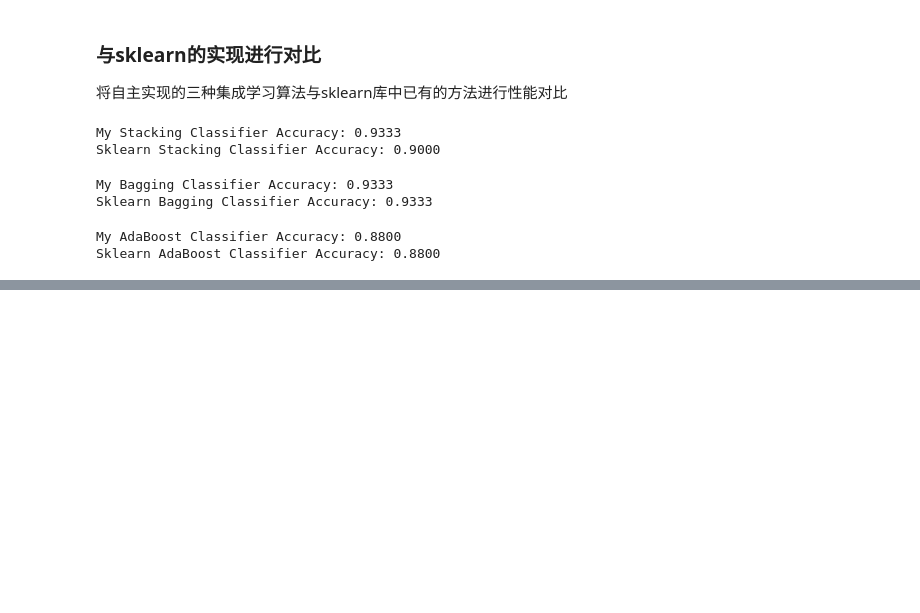
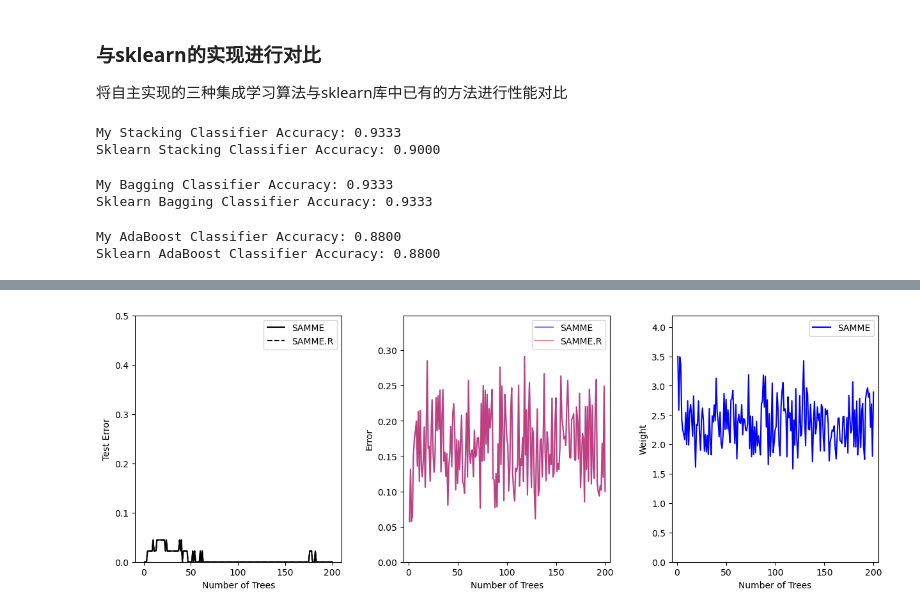
Before and after one commit to CrazyJassBread/Maching_learning, a Jupyter notebook: Ensemble_learning.ipynb, the cells around one changed output, grey strips where cells are left out. Drawn from its saved outputs; the diff is of its cells as text; code cells hidden in the pictures; blank space fills up the shorter version.

```diff
--- a/Ensemble_learning.ipynb
+++ b/Ensemble_learning.ipynb
@@ -286,0 +294,79 @@ Sklearn AdaBoost Classifier Accuracy: 0.8800
+# %%
+from sklearn.datasets import load_iris
+from sklearn.ensemble import AdaBoostClassifier
+from sklearn.metrics import accuracy_score
+from sklearn.tree import DecisionTreeClassifier
+import matplotlib.pyplot as plt
+from sklearn.model_selection import train_test_split
+
+iris = load_iris()
+X, y = iris.data, iris.target
+
+X_train, X_test, y_train, y_test = train_test_split(X, y, test_size=0.3, random_state=42)
+
+# 定义两个 AdaBoost 分类器：SAMME.R 和 SAMME
+bdt_real = AdaBoostClassifier(
+    DecisionTreeClassifier(max_depth=2),
+    n_estimators=200,
+    learning_rate=1.0)
+
+bdt_discrete = AdaBoostClassifier(
+    DecisionTreeClassifier(max_depth=2),
+    n_estimators=200,
+    learning_rate=1.0)
+
+bdt_real.fit(X_train, y_train)
+bdt_discrete.fit(X_train, y_train)
+
+# 记录测试误差
+real_test_errors = []
+discrete_test_errors = []
+
+for real_test_predict, discrete_test_predict in zip(
+        bdt_real.staged_predict(X_test), bdt_discrete.staged_predict(X_test)):
+    real_test_errors.append(1. - accuracy_score(real_test_predict, y_test))
+    discrete_test_errors.append(1. - accuracy_score(discrete_test_predict, y_test))
+
+# 提取弱分类器的错误率和权重
+n_trees_discrete = len(bdt_discrete)
+n_trees_real = len(bdt_real)
+
+discrete_estimator_errors = bdt_discrete.estimator_errors_[:n_trees_discrete]
+real_estimator_errors = bdt_real.estimator_errors_[:n_trees_real]
+discrete_estimator_weights = bdt_discrete.estimator_weights_[:n_trees_discrete]
+
+# 绘制训练过程中的误差变化图
+plt.figure(figsize=(15, 5))
+
+# 测试误差
+plt.subplot(131)
+plt.plot(range(1, n_trees_discrete + 1), discrete_test_errors, c='black', label='SAMME')
+plt.plot(range(1, n_trees_real + 1), real_test_errors, c='black', linestyle='dashed', label='SAMME.R')
+plt.legend()
+plt.ylim(0.0, 0.5)
+plt.ylabel('Test Error')
+plt.xlabel('Number of Trees')
+
+# 每棵树的错误率
+plt.subplot(132)
+plt.plot(range(1, n_trees_discrete + 1), discrete_estimator_errors, "b", label='SAMME', alpha=0.5)
+plt.plot(range(1, n_trees_real + 1), real_estimator_errors, "r", label='SAMME.R', alpha=0.5)
+plt.legend()
+plt.ylabel('Error')
+plt.xlabel('Number of Trees')
+plt.ylim((0, max(real_estimator_errors.max(), discrete_estimator_errors.max()) * 1.2))
+plt.xlim((-5, n_trees_discrete + 5))
+
+# 弱分类器权重（SAMME）
+plt.subplot(133)
+plt.plot(range(1, n_trees_discrete + 1), discrete_estimator_weights, "b", label='SAMME')
+plt.legend()
+plt.ylabel('Weight')
+plt.xlabel('Number of Trees')
+plt.ylim((0, discrete_estimator_weights.max() * 1.2))
+plt.xlim((-5, n_trees_discrete + 5))
+
+plt.subplots_adjust(wspace=0.3)
+plt.show()
+# %% [output]
+[figure, added]
```
Also changed, not shown: parts of 11 cells of this notebook, 1 other file.
